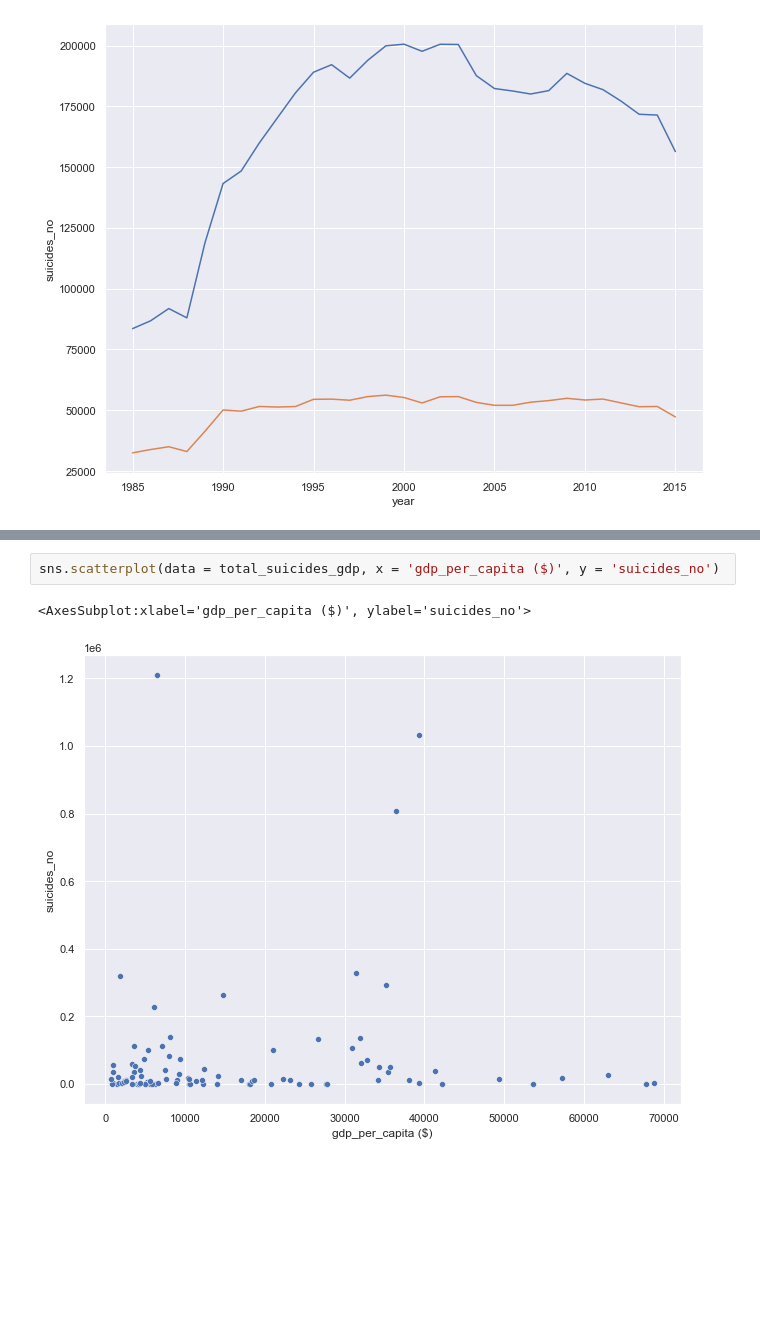
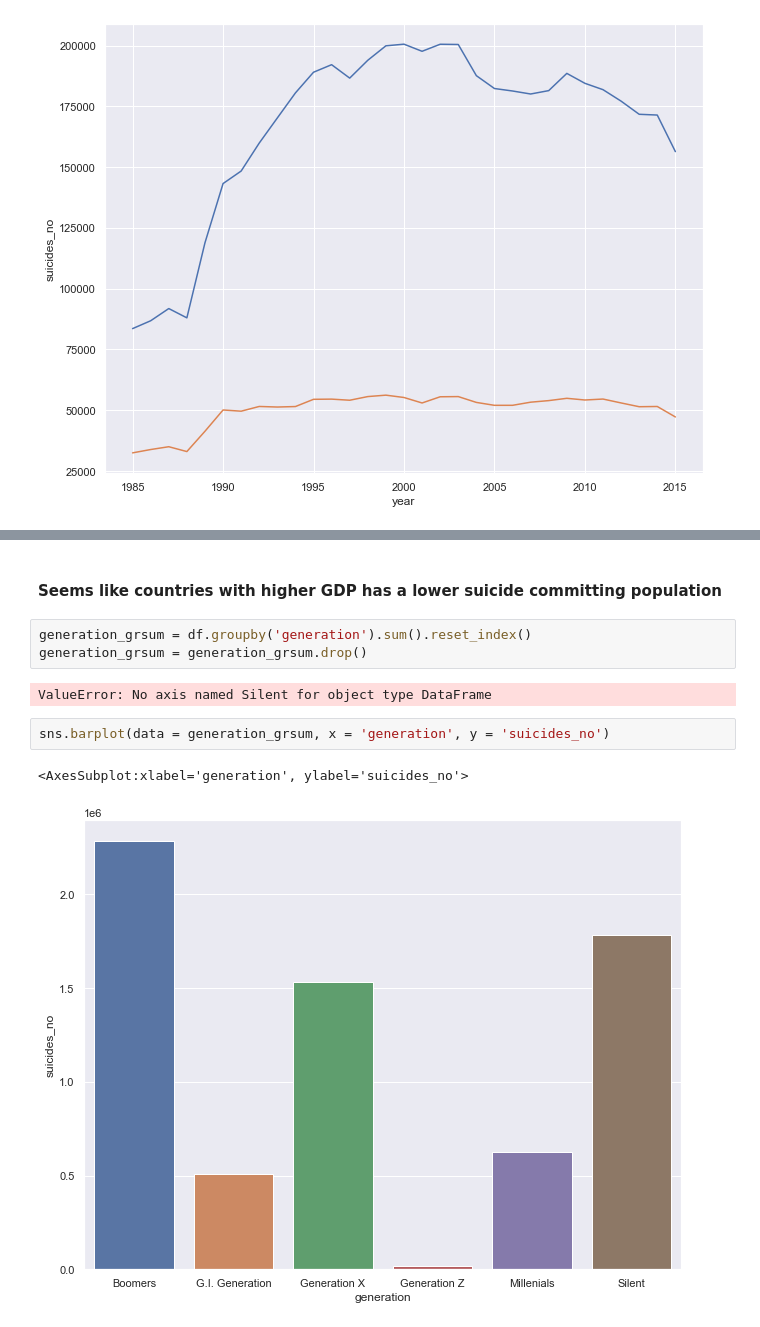
Before and after one commit to aad1tya/suicideRates, a Jupyter notebook: Suicide Rates Analysis.ipynb, the cells around one changed output, grey strips where cells are left out. Saved outputs shown, nothing was run; the diff lists cells and outputs as text; blank space fills up the shorter version.

```diff
--- a/Suicide Rates Analysis.ipynb
+++ b/Suicide Rates Analysis.ipynb
@@ -106,5 +145,12 @@ total_suicides_gdp = pd.concat([country_mean['gdp_per_capita ($)'], total_suicid
+# %% [markdown]
+#### Seems like countries with higher GDP has a lower suicide committing population
+# %%
+generation_grsum = df.groupby('generation').sum().reset_index()
+generation_grsum = generation_grsum.drop()
+# %% [output]
+ValueError: No axis named Silent for object type DataFrame
 # %%
-sns.scatterplot(data = total_suicides_gdp, x = 'gdp_per_capita ($)', y = 'suicides_no')
+sns.barplot(data = generation_grsum, x = 'generation', y = 'suicides_no')
 # %% [output]
-<AxesSubplot:xlabel='gdp_per_capita ($)', ylabel='suicides_no'>
+<AxesSubplot:xlabel='generation', ylabel='suicides_no'>
-[figure, old version]
+[figure, new version]
```
Also changed, not shown: parts of 13 cells of this notebook.
